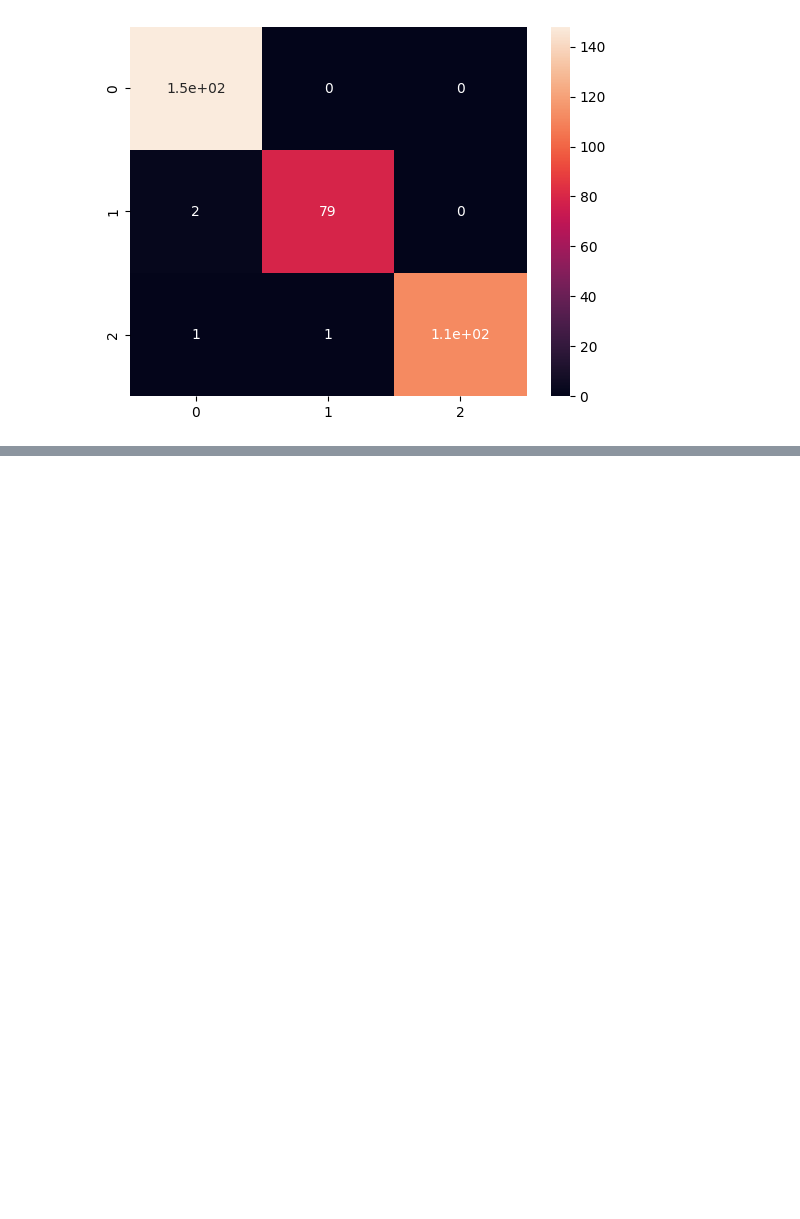
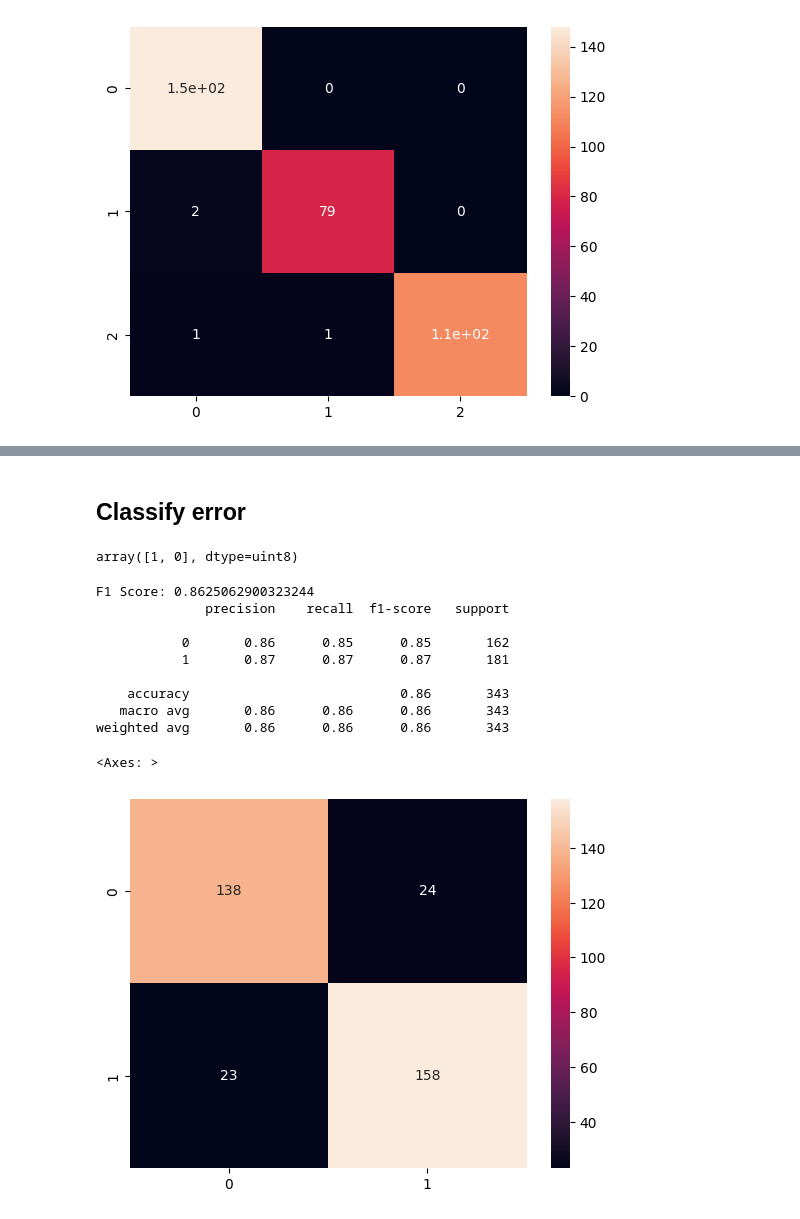
Before and after one commit to Tony363/CIS4496, a Jupyter notebook: lab3.ipynb, the cells around one changed output, grey strips where cells are left out. Drawn from its saved outputs; the diff is of its cells as text; code cells hidden in the pictures; blank space fills up the shorter version.

```diff
--- a/lab3.ipynb
+++ b/lab3.ipynb
@@ -522,0 +550,64 @@ sns.heatmap(cm,annot=True)
+# %% [markdown]
+## Classify error
+# %%
+'''
+Index(['ANON_ID', 'Class_ID', 'Question Id', 'Prompt', 'Promptly_Response',
+       'Stderr', 'Stdout', 'Timestamp', 'in_stdout', 'error_label',
+       'out_label', 'label', 'prompt_token_count', 'anon_time_diff'],
+      dtype='object')
+'''
+x_input = np.hstack((
+    prompt_emb,
+    pr_emb,
+    # std_emb,
+    # df['anon_time_diff'].fillna(0).to_numpy().reshape(df.shape[0],1),
+    # df['prompt_token_count'].to_numpy().reshape(df.shape[0],1)
+))
+
+# Prepare embeddings for t-SNE
+# Assuming your embeddings are all columns except the last one
+X = x_input # Extract embeddings
+
+# Apply t-SNE transformation
+tsne = TSNE(n_components=2, random_state=42)
+X_reduced = tsne.fit_transform(X)
+
+y = df['label'].astype(np.uint8)  # Extract class labels
+y.unique()
+# %% [output]
+array([1, 0], dtype=uint8)
+# %%
+df_reduced = pd.DataFrame(X_reduced, columns=['Dim1', 'Dim2'])
+df_reduced['class_label'] = y
+
+fig = px.scatter(df_reduced, x='Dim1', y='Dim2',color='class_label')
+fig.show()
+# %%
+X,y = df_reduced[['Dim1','Dim2']],y
+X_train, X_test, y_train, y_test = train_test_split(X, y, test_size=0.2, random_state=42)
+
+xgb_model = xgb.XGBClassifier(objective="binary:logistic", random_state=42)
+xgb_model.fit(X_train, y_train)
+
+y_pred = xgb_model.predict(X_test)
+# %%
+from sklearn.metrics import classification_report
+
+f1 = f1_score(y_test, y_pred,average='macro')
+print("F1 Score:", f1)
+print(classification_report(y_test, y_pred))
+
+cm = confusion_matrix(y_test, y_pred)
+sns.heatmap(cm,annot=True,fmt='.0f')
+# %% [output]
+F1 Score: 0.8625062900323244
+              precision    recall  f1-score   support
+
+           0       0.86      0.85      0.85       162
+           1       0.87      0.87      0.87       181
+
+    accuracy                           0.86       343
+   macro avg       0.86      0.86      0.86       343
+weighted avg       0.86      0.86      0.86       343
+<Axes: >
+[figure, added]
```
Also changed, not shown: parts of 3 cells of this notebook.
